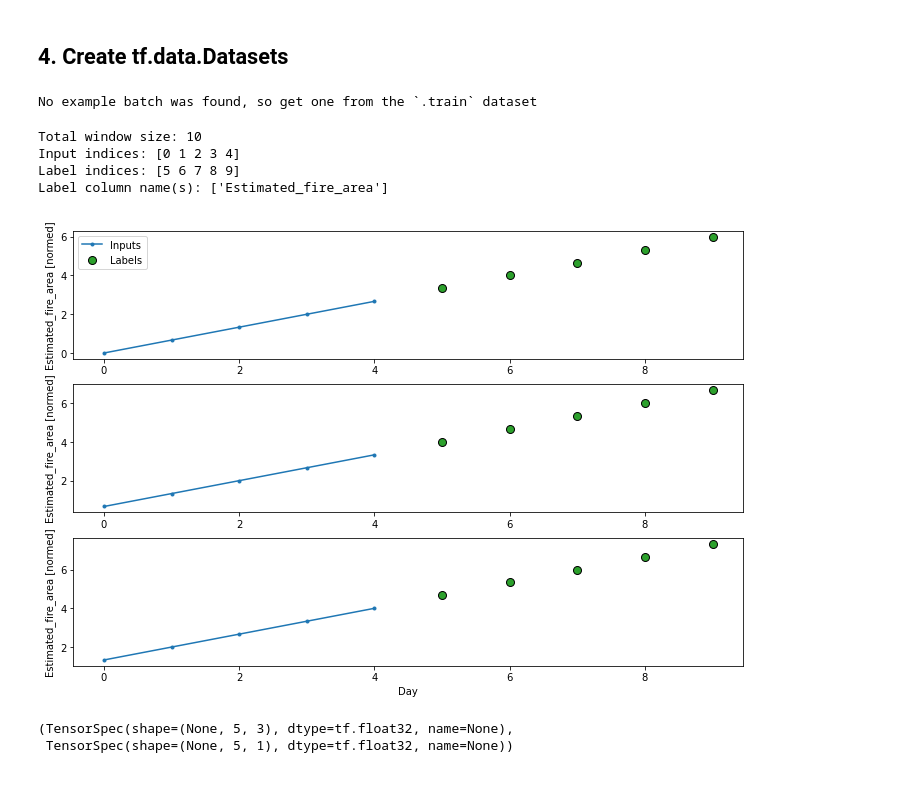
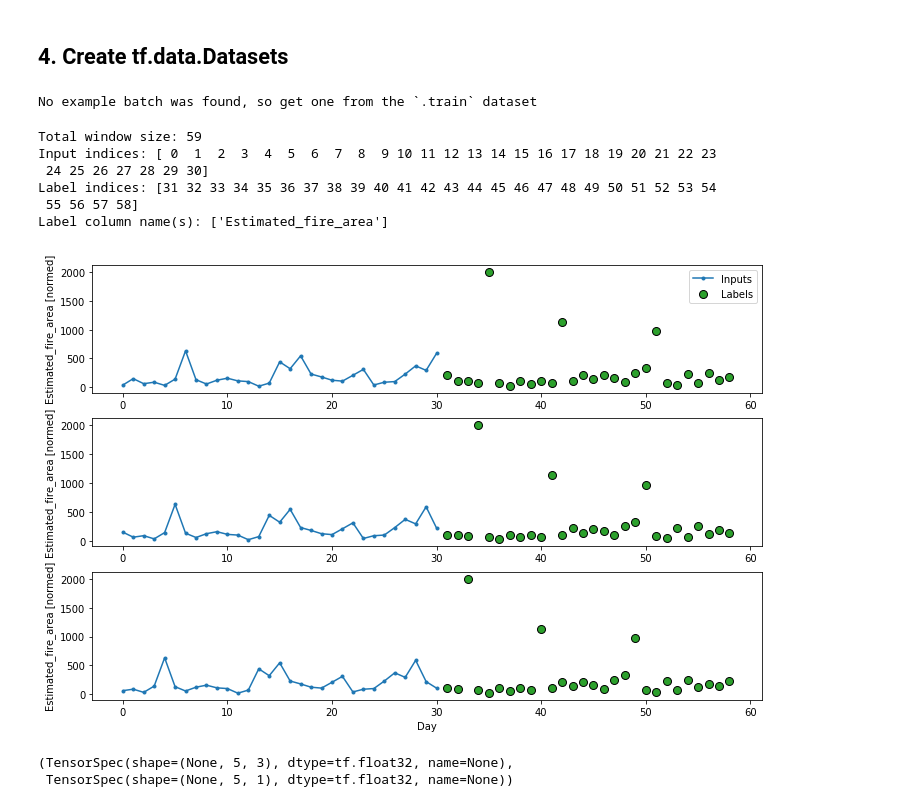
Before and after one commit to ccomkhj/Spot-Challenge-Wildfires, a Jupyter notebook: main/Build Model.ipynb, the cells around one changed output. Saved outputs shown, nothing was run; the diff lists cells and outputs as text; code cells hidden in the pictures.

```diff
--- a/main/Build Model.ipynb
+++ b/main/Build Model.ipynb
@@ -325,20 +346,24 @@ def compile_and_fit(model, window, patience=30):
 val_performance = {}
 performance = {}
 # %%
-OUT_STEPS = 5
-multi_window = WindowGenerator(input_width=5,
+# WA region data
+OUT_STEPS = 28
+multi_window = WindowGenerator(input_width=31,
                                label_width=OUT_STEPS,
-                               shift=OUT_STEPS,label_columns=['Estimated_fire_area'])
+                               shift=OUT_STEPS,label_columns=['Estimated_fire_area'],
+                              train_df=train_df, val_df=val_df, test_df=test_df,)
 
 multi_window.plot()
 multi_window
 # %% [output]
 No example batch was found, so get one from the `.train` dataset
-Total window size: 10
-Input indices: [0 1 2 3 4]
-Label indices: [5 6 7 8 9]
+Total window size: 59
+Input indices: [ 0  1  2  3  4  5  6  7  8  9 10 11 12 13 14 15 16 17 18 19 20 21 22 23
+ 24 25 26 27 28 29 30]
+Label indices: [31 32 33 34 35 36 37 38 39 40 41 42 43 44 45 46 47 48 49 50 51 52 53 54
+ 55 56 57 58]
 Label column name(s): ['Estimated_fire_area']
-[figure, old version]
+[figure, new version]
 # %%
 # Each element is an (inputs, label) pair
 multi_window.train.element_spec
```
Also changed, not shown: parts of 20 cells of this notebook, 1 other file.
